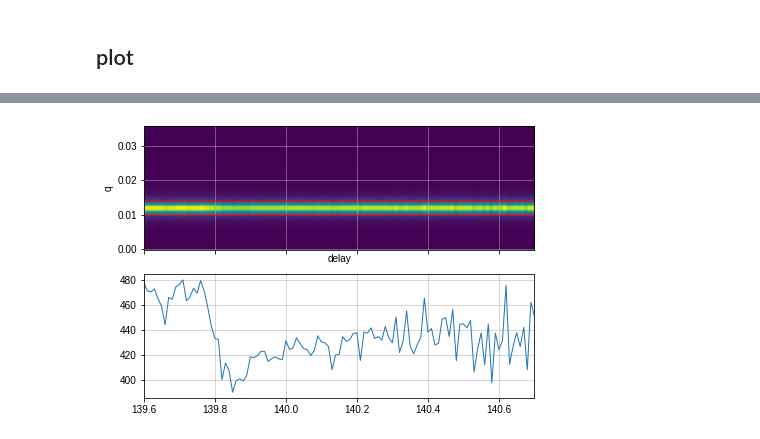
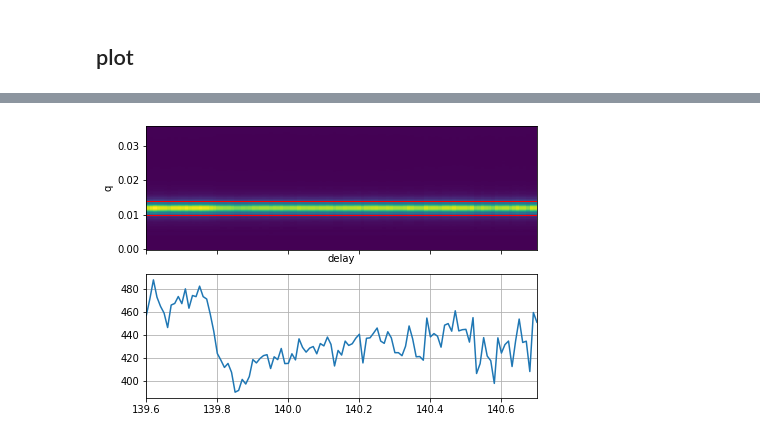
Before and after one commit to dscran/FERMI_2020-07, a Jupyter notebook: 2007_FERMI_SAXS_process.ipynb, the cells around one changed output, grey strips where cells are left out. Cells and saved outputs as stored; diff of their text form; code cells hidden in the pictures.

```diff
--- a/2007_FERMI_SAXS_process.ipynb
+++ b/2007_FERMI_SAXS_process.ipynb
@@ -21,7 +21,9 @@ pf = reload(pf)
 # %% [markdown]
 # load non-image data
+# %%
+fold = '/home/gehrlinger/Documents/Beamtimes/2020-06_FERMI/'
 # %%
-basefolder = 'testdata/F6_Scan2/'
+basefolder = fold + 'testdata/F6_Scan2/'
 
 exp = pf.get_exp_dataframe(basefolder)
 for k in ['xgm_UH', 'xgm_SH']:
@@ -77,7 +79,7 @@ set up empty DataArray using xarray
 scan = xr.DataArray(
     np.zeros([len(exp), len(ai.theta)]),
     dims=['delay', 'theta'],
-    coords={'theta': ai.theta, 'delay': exp.delay}
+    coords={'theta': ai.theta, 'delay': np.sort(exp.delay)}
 )
 # %% [markdown]
 test it on our single image
@@ -91,7 +93,7 @@ ax.plot(ai.theta, ai(im) / norm)
 ## load dark
 I'm just loading a static single dark here
 # %%
-dark = pf.loadh5('testdata/F6_Scan2_BG/rawdata/F6_Scan2_BG_163566569.h5')[0]
+dark = pf.loadh5(fold + 'testdata/F6_Scan2_BG/rawdata/F6_Scan2_BG_163566569.h5')[0]
 dark = dark.astype(float)
 # %% [markdown]
 ## crunch
@@ -129,13 +111,14 @@ scan = scan.swap_dims({'theta': 'q'})
 # %%
 qmin, qmax = 0.01, 0.014
 
 demag = scan.where((scan.q > qmin) & (scan.q < qmax)).mean('q')
 
 fig, [ax1, ax2] = plt.subplots(nrows=2, figsize=(7, 5), sharex=True)
 scan.plot.imshow(x='delay', y='q', ax=ax1, vmin=0, cmap='viridis', add_colorbar=False)
 ax2.plot(demag.delay, demag)
+ax2.grid()
 
 for r in [qmin, qmax]:
     ax1.axhline(r, c='r', lw=1)
 # %% [output]
-[figure, old version]
+[figure, new version]
```
Also changed, not shown: parts of 6 cells of this notebook.
